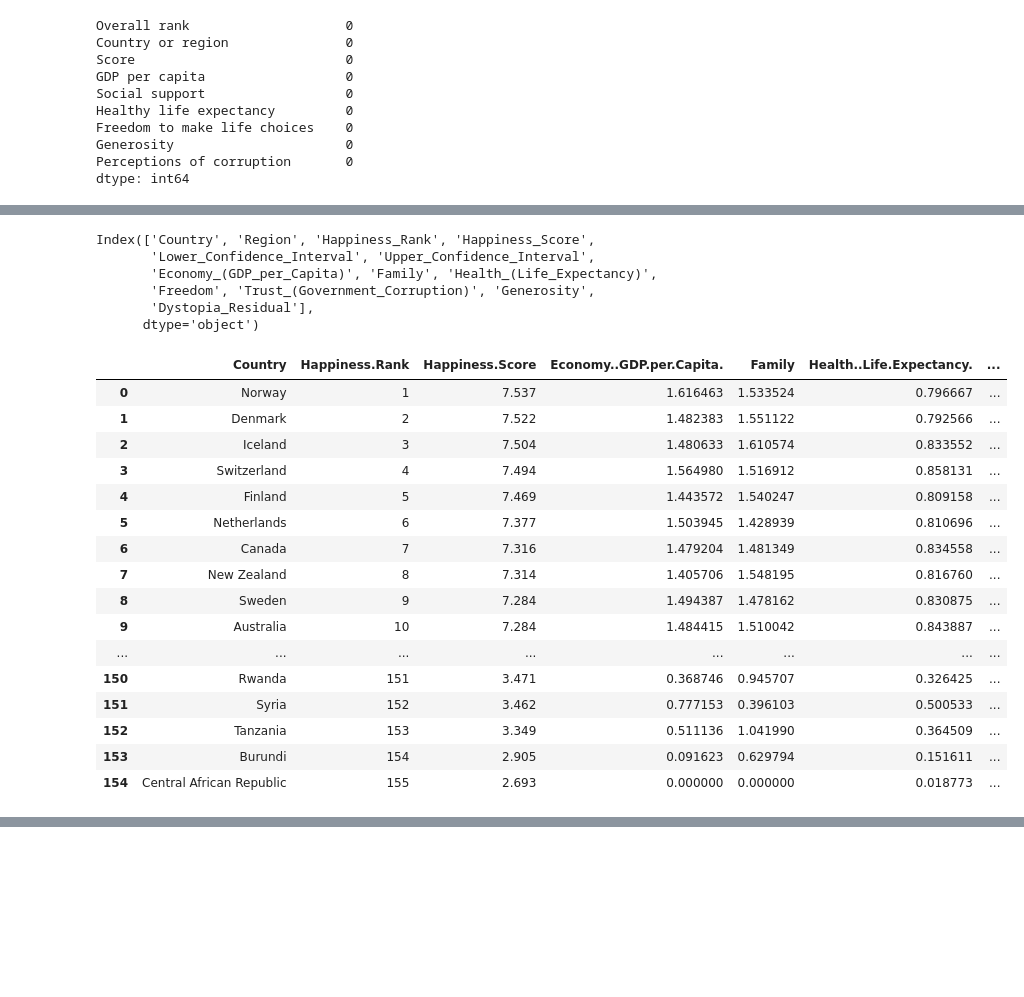
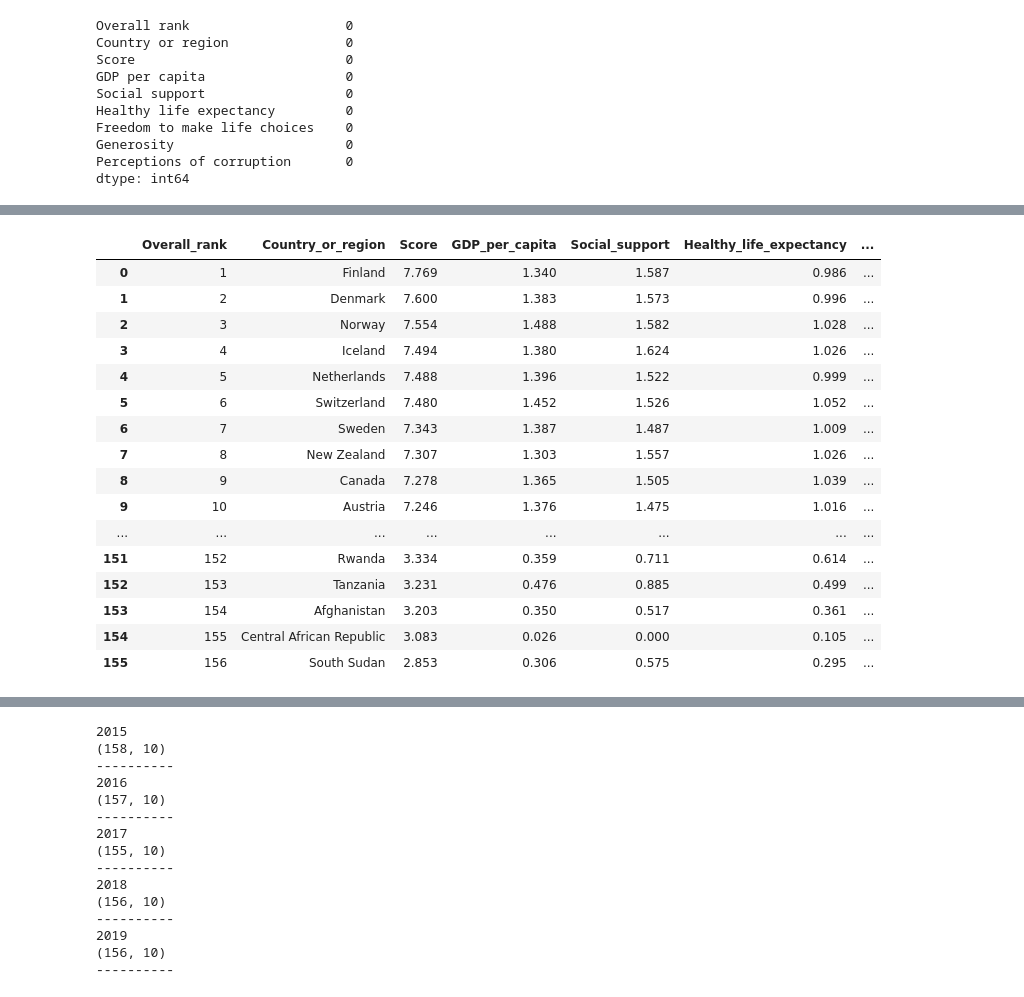
Before and after one commit to UWA-Project-1/The-World-Happiness-Analysis, a Jupyter notebook: test-work.ipynb, the cells around one changed output, grey strips where cells are left out. Cells and saved outputs as stored; diff of their text form; code cells hidden in the pictures; blank space fills up the shorter version.

```diff
--- a/test-work.ipynb
+++ b/test-work.ipynb
@@ -8,6 +8,7 @@ import requests
 import os
 import matplotlib.pyplot as plt
 import cufflinks as cf
+from functools import reduce
 cf.set_config_file(world_readable=True,theme='pearl')
 from plotly.offline import download_plotlyjs,init_notebook_mode,plot,iplot
 init_notebook_mode(connected=True)
@@ -18,7 +19,7 @@ df={}
 
 for year in years:
     url = f"../UWA-Project/Resources/{year}.csv"
-    pd.set_option("display.max_rows",159)
+    pd.set_option("display.max_rows",800)
     df[year] = pd.read_csv(url)
 # %%
 df_2015,df_2016,df_2017,df_2018,df_2019 = df[2015],df[2016],df[2017],df[2018],df[2019]
@@ -194,39 +106,30 @@ df[2015].describe()
-# %%
-columns = ['Country','Region','Happiness Rank','Happiness Score','Economy (GDP per Capita),Family,Health (Life Expectancy)','Freedom','Trust (Government Corruption)','Generosity','Dystopia Residual']
-df[2016].columns
-# %% [output]
-Index(['Country', 'Region', 'Happiness_Rank', 'Happiness_Score',
-       'Lower_Confidence_Interval', 'Upper_Confidence_Interval',
-       'Economy_(GDP_per_Capita)', 'Family', 'Health_(Life_Expectancy)',
-       'Freedom', 'Trust_(Government_Corruption)', 'Generosity',
-       'Dystopia_Residual'],
-      dtype='object')
 # %%
+#Removing columns and cleaning up the data
 col = ['Lower_Confidence_Interval','Upper_Confidence_Interval','Region','Whisker.high','Whisker.low','Standard_Error']
 for year in years:
     for value in df[year].columns:
           if value in col:
             del df[year][value]
-#         del df[year]['Lower_Confidence_Interval']
-df[2017]
+
+df[2019]
 # %% [output]
-|  | Country | Happiness.Rank | Happiness.Score | Economy..GDP.per.Capita. | Family | Health..Life.Expectancy. | ... |
-| 0 | Norway | 1 | 7.537 | 1.616463 | 1.533524 | 0.796667 | ... |
-| 1 | Denmark | 2 | 7.522 | 1.482383 | 1.551122 | 0.792566 | ... |
-| 2 | Iceland | 3 | 7.504 | 1.480633 | 1.610574 | 0.833552 | ... |
-| 3 | Switzerland | 4 | 7.494 | 1.564980 | 1.516912 | 0.858131 | ... |
-| 4 | Finland | 5 | 7.469 | 1.443572 | 1.540247 | 0.809158 | ... |
-| 5 | Netherlands | 6 | 7.377 | 1.503945 | 1.428939 | 0.810696 | ... |
-| 6 | Canada | 7 | 7.316 | 1.479204 | 1.481349 | 0.834558 | ... |
-| 7 | New Zealand | 8 | 7.314 | 1.405706 | 1.548195 | 0.816760 | ... |
-| 8 | Sweden | 9 | 7.284 | 1.494387 | 1.478162 | 0.830875 | ... |
-| 9 | Australia | 10 | 7.284 | 1.484415 | 1.510042 | 0.843887 | ... |
+|  | Overall_rank | Country_or_region | Score | GDP_per_capita | Social_support | Healthy_life_expectancy | ... |
+| 0 | 1 | Finland | 7.769 | 1.340 | 1.587 | 0.986 | ... |
+| 1 | 2 | Denmark | 7.600 | 1.383 | 1.573 | 0.996 | ... |
+| 2 | 3 | Norway | 7.554 | 1.488 | 1.582 | 1.028 | ... |
+| 3 | 4 | Iceland | 7.494 | 1.380 | 1.624 | 1.026 | ... |
+| 4 | 5 | Netherlands | 7.488 | 1.396 | 1.522 | 0.999 | ... |
+| 5 | 6 | Switzerland | 7.480 | 1.452 | 1.526 | 1.052 | ... |
+| 6 | 7 | Sweden | 7.343 | 1.387 | 1.487 | 1.009 | ... |
+| 7 | 8 | New Zealand | 7.307 | 1.303 | 1.557 | 1.026 | ... |
+| 8 | 9 | Canada | 7.278 | 1.365 | 1.505 | 1.039 | ... |
+| 9 | 10 | Austria | 7.246 | 1.376 | 1.475 | 1.016 | ... |
 | ... | ... | ... | ... | ... | ... | ... | ... |
-| 150 | Rwanda | 151 | 3.471 | 0.368746 | 0.945707 | 0.326425 | ... |
-| 151 | Syria | 152 | 3.462 | 0.777153 | 0.396103 | 0.500533 | ... |
-| 152 | Tanzania | 153 | 3.349 | 0.511136 | 1.041990 | 0.364509 | ... |
-| 153 | Burundi | 154 | 2.905 | 0.091623 | 0.629794 | 0.151611 | ... |
-| 154 | Central African Republic | 155 | 2.693 | 0.000000 | 0.000000 | 0.018773 | ... |
+| 151 | 152 | Rwanda | 3.334 | 0.359 | 0.711 | 0.614 | ... |
+| 152 | 153 | Tanzania | 3.231 | 0.476 | 0.885 | 0.499 | ... |
+| 153 | 154 | Afghanistan | 3.203 | 0.350 | 0.517 | 0.361 | ... |
+| 154 | 155 | Central African Republic | 3.083 | 0.026 | 0.000 | 0.105 | ... |
+| 155 | 156 | South Sudan | 2.853 | 0.306 | 0.575 | 0.295 | ... |
 # %%
 for year in years:
     print(f"""{year} \n{df[year].shape}
@@ -251,0 +178,20 @@ df_2018['Dystop']
+# %%
+for year in years:
+    print(f"""{year} \n{df[year].shape}
+----------""")
+# %% [output]
+2015
+(158, 10)
+----------
+2016
+(157, 10)
+----------
+2017
+(155, 10)
+----------
+2018
+(156, 10)
+----------
+2019
+(156, 10)
+----------
```
Also changed, not shown: parts of 12 cells of this notebook, 5 other files.
